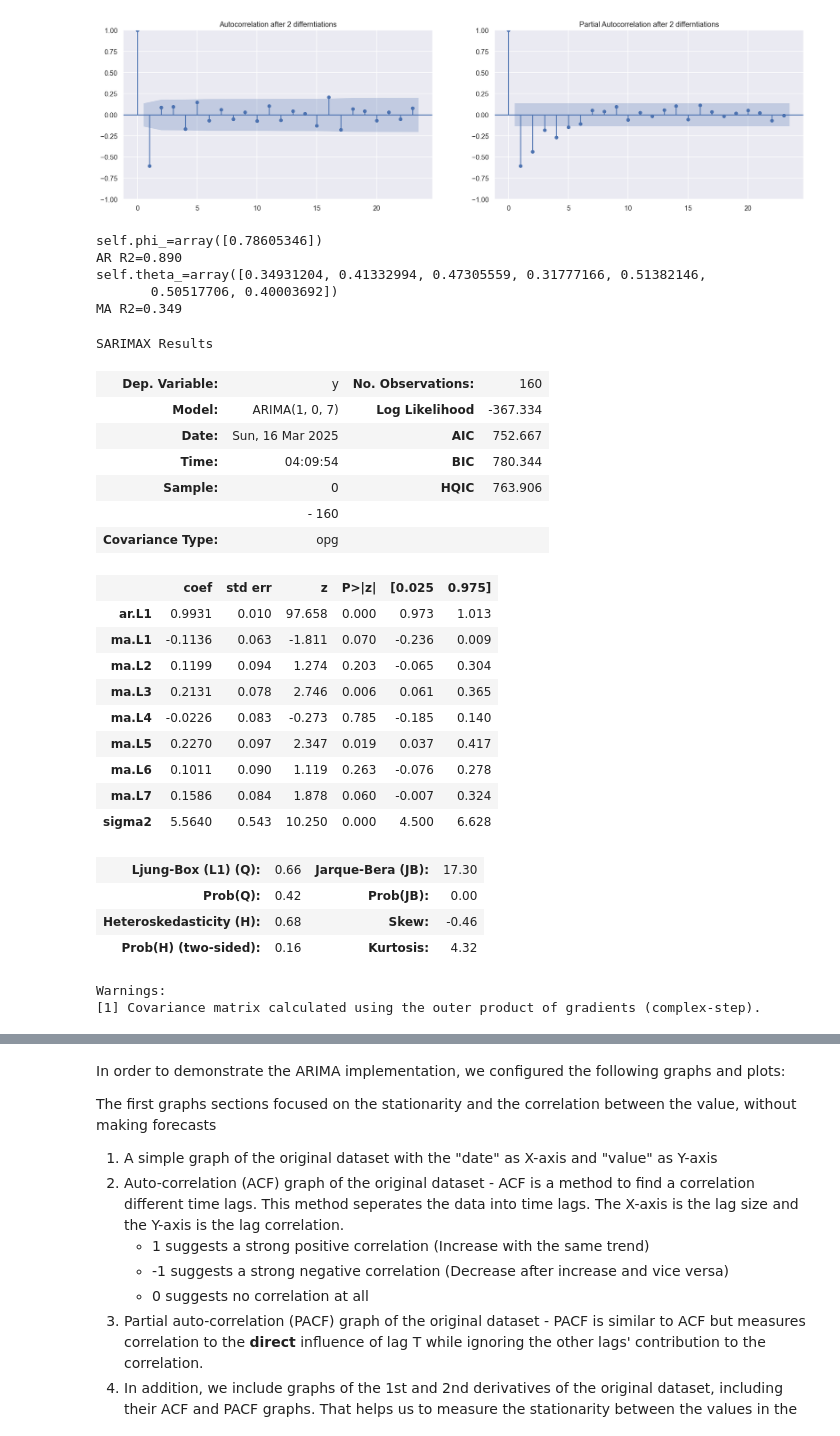
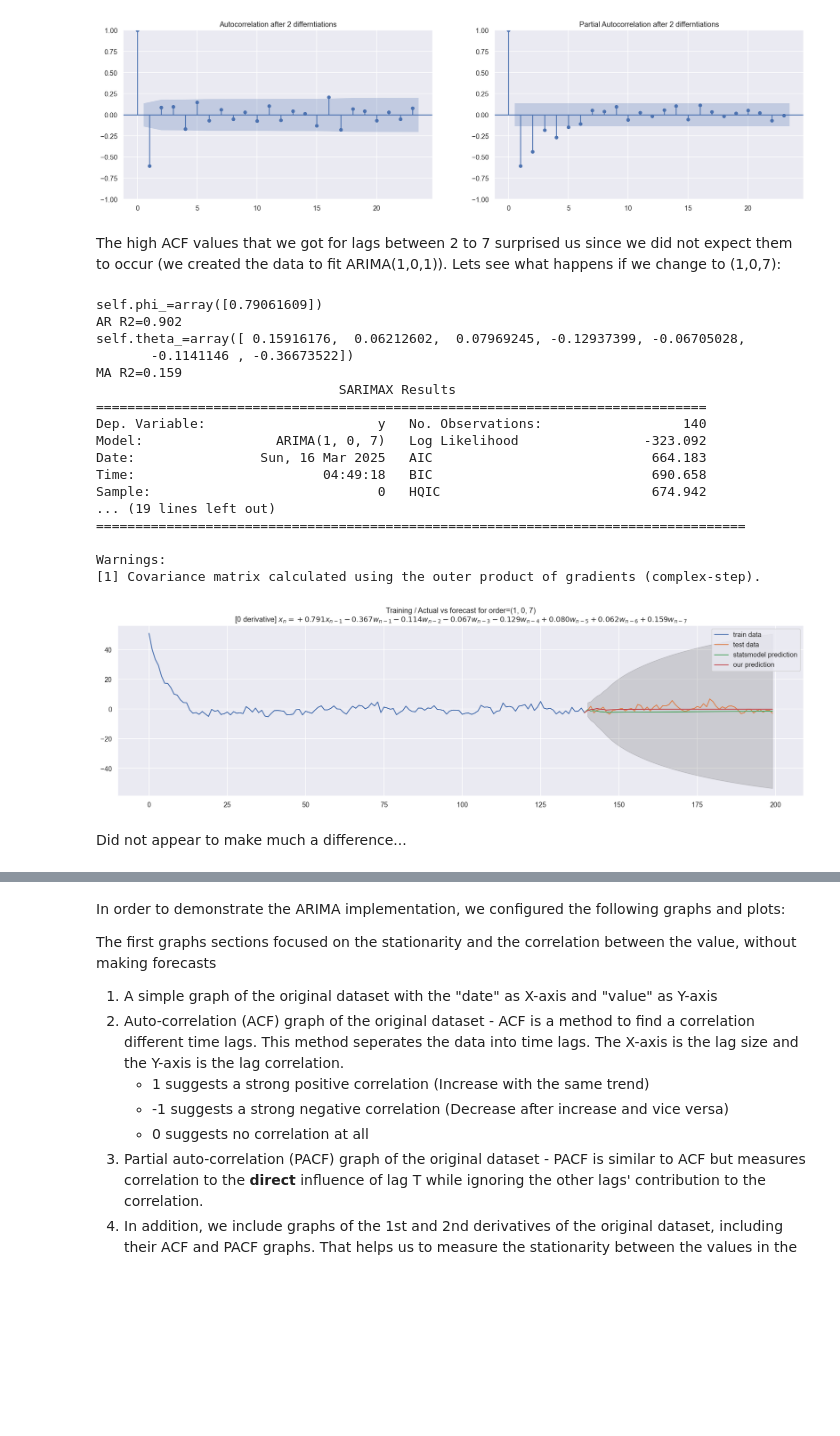
Before and after one commit to stavco9/advancedml-exc3, a Jupyter notebook: 3945_2025A_HW3_Boosting.ipynb, the cells around one changed output, grey strips where cells are left out. Saved outputs shown, nothing was run; the diff lists cells and outputs as text; code cells hidden in the pictures; blank space fills up the shorter version.

```diff
--- a/3945_2025A_HW3_Boosting.ipynb
+++ b/3945_2025A_HW3_Boosting.ipynb
@@ -365,43 +384,33 @@ plot_correlation_graphs(X)
 [figure]
 [figure]
 [figure]
+# %% [markdown]
+The high ACF values that we got for lags between 2 to 7 surprised us since we did not expect them to occur (we created the data to fit ARIMA(1,0,1)). Lets see what happens if we change to (1,0,7):
 # %%
-order = (1,0,7)
-our_model = ARIMACustom(X_train, verbose=True, order=order)
-our_model.fit()
-statsmodel_model = ARIMA(X_train, trend="n", order=order)
-statsmodel_model = statsmodel_model.fit()
-statsmodel_model.summary()
+params = {"order": (1, 0, 7), "train_rate": 0.7, "verbose": True}
+
+run_arima_train_test(X, params)
 # %% [output]
-self.phi_=array([0.78605346])
-AR R2=0.890
-self.theta_=array([0.34931204, 0.41332994, 0.47305559, 0.31777166, 0.51382146,
-       0.50517706, 0.40003692])
-MA R2=0.349
+self.phi_=array([0.79061609])
+AR R2=0.902
+self.theta_=array([ 0.15916176,  0.06212602,  0.07969245, -0.12937399, -0.06705028,
+       -0.1141146 , -0.36673522])
+MA R2=0.159
+                               SARIMAX Results
+==============================================================================
+Dep. Variable:                      y   No. Observations:                  140
+Model:                 ARIMA(1, 0, 7)   Log Likelihood                -323.092
+Date:                Sun, 16 Mar 2025   AIC                            664.183
+Time:                        04:49:18   BIC                            690.658
+Sample:                             0   HQIC                           674.942
+... (19 lines left out)
+===================================================================================
+
+Warnings:
+[1] Covariance matrix calculated using the outer product of gradients (complex-step).
-SARIMAX Results
-| Dep. Variable: | y | No. Observations: | 160 |
-| Model: | ARIMA(1, 0, 7) | Log Likelihood | -367.334 |
-| Date: | Sun, 16 Mar 2025 | AIC | 752.667 |
-| Time: | 04:09:54 | BIC | 780.344 |
-| Sample: | 0 | HQIC | 763.906 |
-|  | - 160 |  |  |
-| Covariance Type: | opg |  |  |
-|  | coef | std err | z | P>|z| | [0.025 | 0.975] |
-| ar.L1 | 0.9931 | 0.010 | 97.658 | 0.000 | 0.973 | 1.013 |
-| ma.L1 | -0.1136 | 0.063 | -1.811 | 0.070 | -0.236 | 0.009 |
-| ma.L2 | 0.1199 | 0.094 | 1.274 | 0.203 | -0.065 | 0.304 |
-| ma.L3 | 0.2131 | 0.078 | 2.746 | 0.006 | 0.061 | 0.365 |
-| ma.L4 | -0.0226 | 0.083 | -0.273 | 0.785 | -0.185 | 0.140 |
-| ma.L5 | 0.2270 | 0.097 | 2.347 | 0.019 | 0.037 | 0.417 |
-| ma.L6 | 0.1011 | 0.090 | 1.119 | 0.263 | -0.076 | 0.278 |
-| ma.L7 | 0.1586 | 0.084 | 1.878 | 0.060 | -0.007 | 0.324 |
-| sigma2 | 5.5640 | 0.543 | 10.250 | 0.000 | 4.500 | 6.628 |
-| Ljung-Box (L1) (Q): | 0.66 | Jarque-Bera (JB): | 17.30 |
-| Prob(Q): | 0.42 | Prob(JB): | 0.00 |
-| Heteroskedasticity (H): | 0.68 | Skew: | -0.46 |
-| Prob(H) (two-sided): | 0.16 | Kurtosis: | 4.32 |
-Warnings:
-[1] Covariance matrix calculated using the outer product of gradients (complex-step).
+[figure, added]
+# %% [markdown]
+Did not appear to make much a difference...
 # %% [markdown]
 # ARIMA demonstration
 
```
Also changed, not shown: parts of 15 cells of this notebook.
